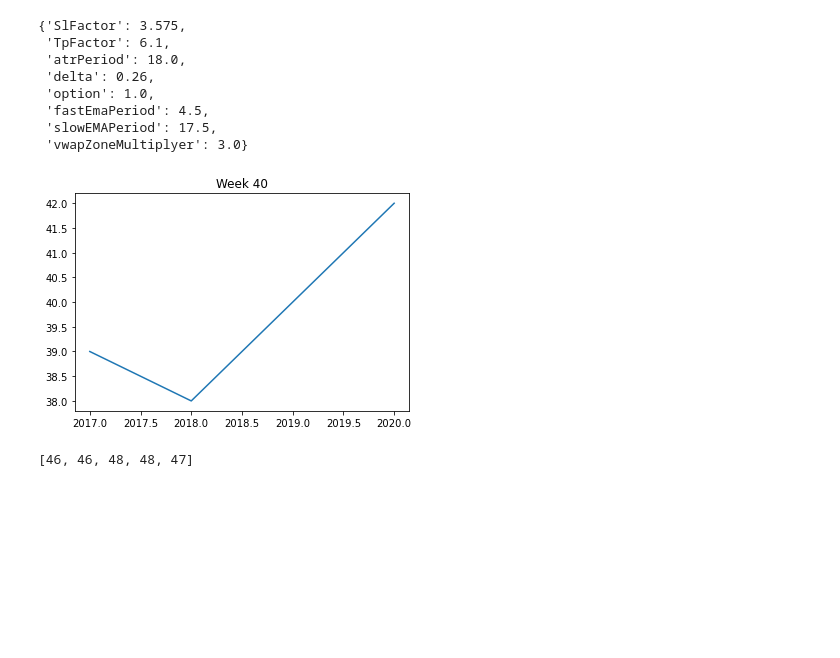
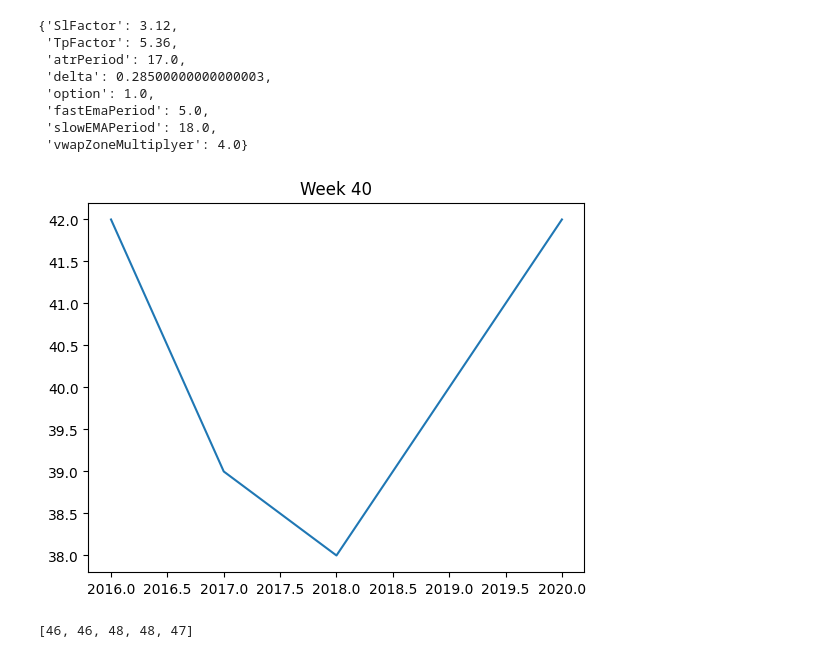
Before and after one commit to Meseverri/WEEKLY_OPTIMIZATION, a Jupyter notebook: RelationsStudy.ipynb, the cells around one changed output. Saved outputs shown, nothing was run; the diff lists cells and outputs as text; code cells hidden in the pictures; blank space fills up the shorter version.

```diff
--- a/RelationsStudy.ipynb
+++ b/RelationsStudy.ipynb
@@ -220,3 +152,59 @@ def ParamEstimator(ref,relationMatrix,allMedianResults,Estrategy=1,dropFistYear=
 # %%
-ParamEstimator(40,RelationMatrix,AllBestData,Estrategy=1,dropFistYear=True)
+def ParamEstimator(ref,relationMatrix,allMedianResults,Estrategy=1,dropFistYear=False):
+    years=[2016,2017,2018,2019,2020]
+    if dropFistYear:years=years[1:]
+    newRow=[]
+    if Estrategy==1:
+        for i in years:
+            Ref=refTupleGenerator(i,ref,Estrategy)
+            print(Ref)
+            print(relationMatrix.loc[(2015, 38):(2015, 42),(2016, 40)], " hola")
+            newRow.append(relationMatrix.loc[Ref[0]:Ref[1],Ref[2]].idxmin()[1])
+
+    if Estrategy==2:
+        newRow=[relationMatrix[2016,ref][2015].loc[ref-4:ref].idxmin(),
+        relationMatrix[2017,ref][2016].loc[ref-4:ref].idxmin(),
+        relationMatrix[2018,ref][2017].loc[ref-4:ref].idxmin(),
+        relationMatrix[2019,ref][2018].loc[ref-4:ref].idxmin(),
+        relationMatrix[2020,ref][2019].loc[ref-4:ref].idxmin()]
+
+    #print(newRow)
+    pd.Series(newRow,years).plot(title='Week '+str(ref))
+    if not(dropFistYear):
+        W52=pd.concat([allMedianResults[years[0],newRow[0]],
+        allMedianResults[years[1],newRow[1]],
+        allMedianResults[years[2],newRow[2]],
+        allMedianResults[years[3],newRow[3]],
+        allMedianResults[years[4],newRow[4]]],axis=1).iloc[8:,:].T
+
+    else:
+        W52=pd.concat([allMedianResults[years[0],newRow[0]],
+        allMedianResults[years[1],newRow[1]],
+        allMedianResults[years[2],newRow[2]],
+        allMedianResults[years[3],newRow[3]]],axis=1).iloc[8:,:].T
+
+
+
+    new_configuration = {
+    "SlFactor":W52.loc[:,"SlFactor"].mean(),
+    "TpFactor":W52.loc[:,"TpFactor"].mean(),
+    "atrPeriod":W52.loc[:,"atrPeriod"].median(),
+    "delta":-1,
+    "option":W52.loc[:,"option"].mode().iloc[0],
+    "fastEmaPeriod":W52.loc[:,"fastEmaPeriod"].median(),
+    "slowEMAPeriod":W52.loc[:,"slowEMAPeriod"].median(),
+    "vwapZoneMultiplyer":W52.loc[:,"vwapZoneMultiplyer"].median()
+    }
+
+    if new_configuration["option"] == 2:
+        new_configuration["delta"] = W52[W52.option==2].delta.mean()
+
+    elif new_configuration["option"] == 1:
+        new_configuration["delta"] = W52[W52.option==1].delta.mean()
+    else:
+        new_configuration["delta"] = 0
+
+    return new_configuration
+
+ParamEstimator(40,RelationMatrix,AllBestData,Estrategy=1,dropFistYear=False)
 # %% [output]
@@ -228,12 +228,12 @@ ParamEstimator(40,RelationMatrix,AllBestData,Estrategy=1,dropFistYear=True)
-{'SlFactor': 3.575,
- 'TpFactor': 6.1,
- 'atrPeriod': 18.0,
- 'delta': 0.26,
+{'SlFactor': 3.12,
+ 'TpFactor': 5.36,
+ 'atrPeriod': 17.0,
+ 'delta': 0.28500000000000003,
  'option': 1.0,
- 'fastEmaPeriod': 4.5,
- 'slowEMAPeriod': 17.5,
- 'vwapZoneMultiplyer': 3.0}
+ 'fastEmaPeriod': 5.0,
+ 'slowEMAPeriod': 18.0,
+ 'vwapZoneMultiplyer': 4.0}
-[figure, old version]
+[figure, new version]
 # %%
 """Estrategia 2"""
 
```
Also changed, not shown: parts of 8 cells of this notebook, 1 other file.
